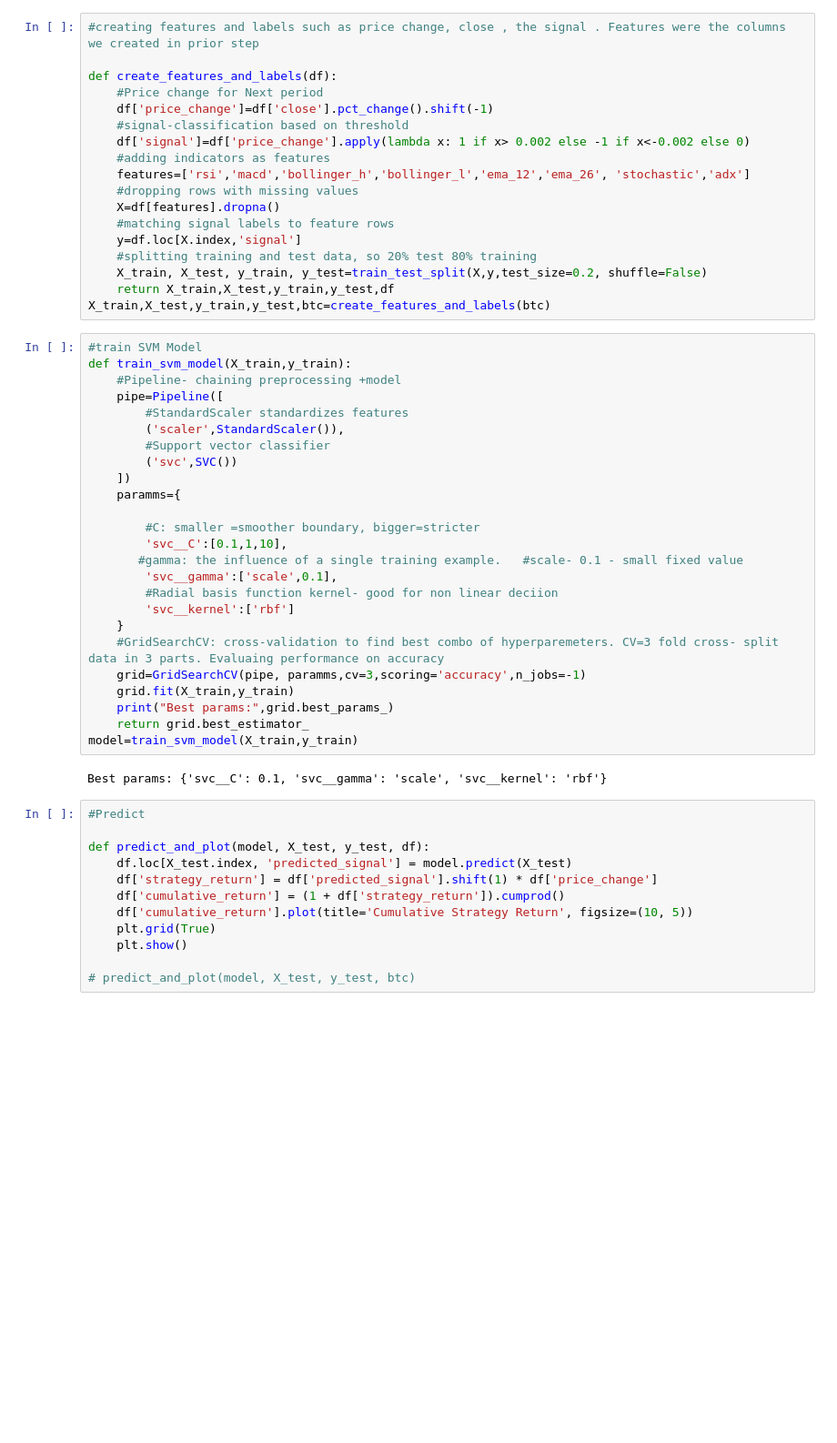
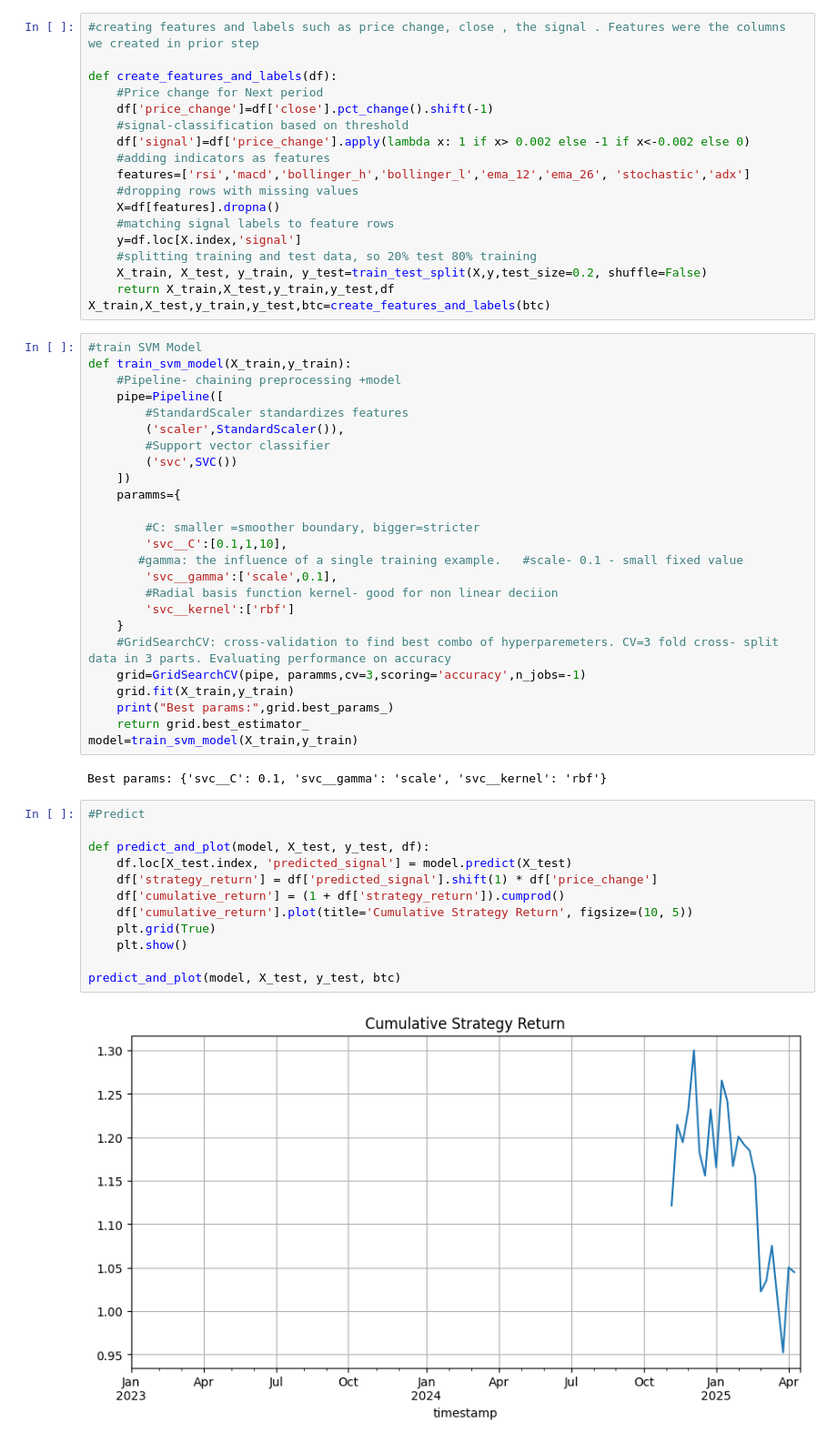
Before and after one commit to bobhampton/ML_Stock_Bot_with_Alpaca, a Jupyter notebook: Lorraine-SVM.ipynb, the cells around one changed output. Shown at 91% size. Saved outputs shown, nothing was run; the diff lists cells and outputs as text; blank space fills up the shorter version.

Commit message:
added more graphs

```diff
--- a/Lorraine-SVM.ipynb
+++ b/Lorraine-SVM.ipynb
@@ -139,7 +139,7 @@ def train_svm_model(X_train,y_train):
         #Radial basis function kernel- good for non linear deciion
         'svc__kernel':['rbf']
     }
-    #GridSearchCV: cross-validation to find best combo of hyperparemeters. CV=3 fold cross- split data in 3 parts. Evaluaing performance on accuracy
+    #GridSearchCV: cross-validation to find best combo of hyperparemeters. CV=3 fold cross- split data in 3 parts. Evaluating performance on accuracy
     grid=GridSearchCV(pipe, paramms,cv=3,scoring='accuracy',n_jobs=-1)
     grid.fit(X_train,y_train)
     print("Best params:",grid.best_params_)
@@ -150,12 +150,14 @@ Best params: {'svc__C': 0.1, 'svc__gamma': 'scale', 'svc__kernel': 'rbf'}
 # %%
 #Predict
 
 def predict_and_plot(model, X_test, y_test, df):
     df.loc[X_test.index, 'predicted_signal'] = model.predict(X_test)
     df['strategy_return'] = df['predicted_signal'].shift(1) * df['price_change']
     df['cumulative_return'] = (1 + df['strategy_return']).cumprod()
     df['cumulative_return'].plot(title='Cumulative Strategy Return', figsize=(10, 5))
     plt.grid(True)
     plt.show()
 
-# predict_and_plot(model, X_test, y_test, btc)
+predict_and_plot(model, X_test, y_test, btc)
+# %% [output]
+[figure, added]
```
Also changed, not shown: parts of 4 cells of this notebook.
